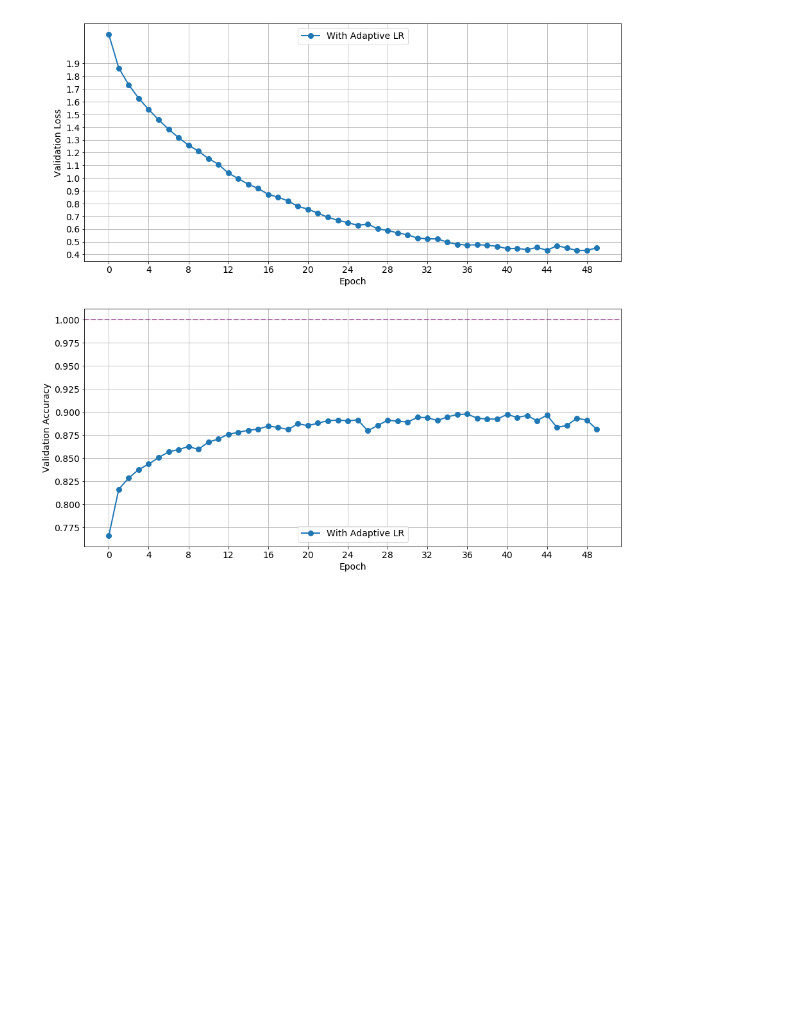
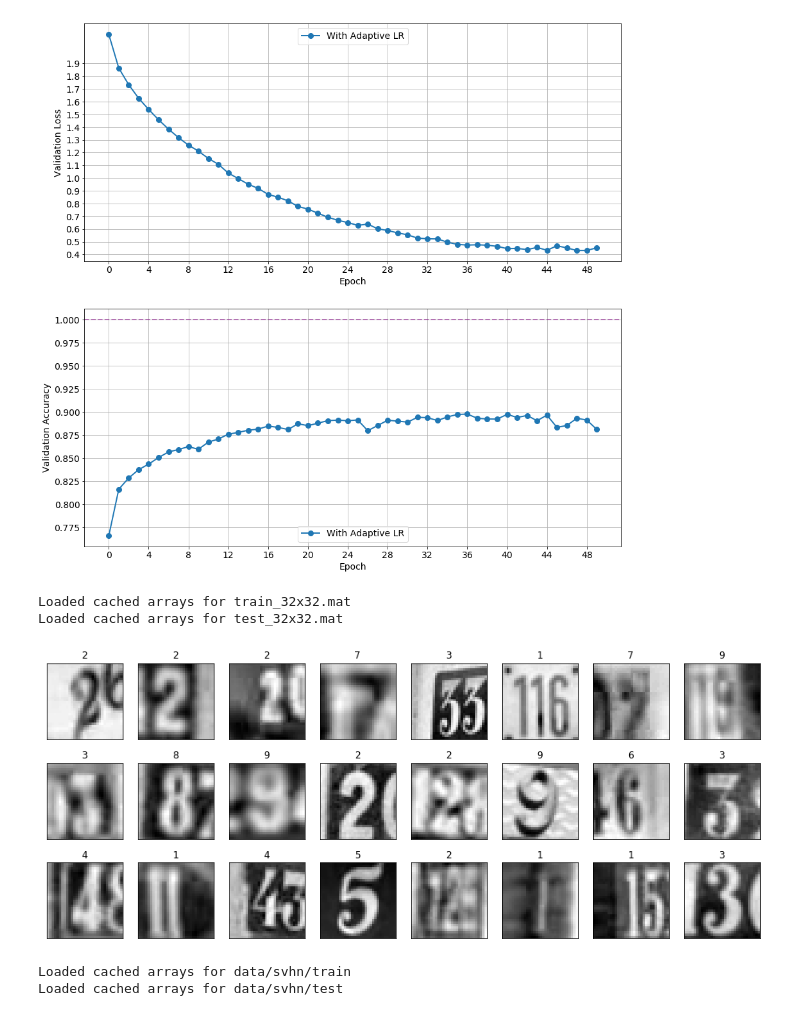
Before and after one commit to CatWantsMeow/mo, a Jupyter notebook: 2/1.ipynb, the cells around one changed output. Cells and saved outputs as stored; diff of their text form; code cells hidden in the pictures; blank space fills up the shorter version.

```diff
--- a/2/1.ipynb
+++ b/2/1.ipynb
@@ -72,3 +10,0 @@ def load_data(path='data/notMNIST/', use_cache=True):
-# %%
-%%time
-labels, img_train, labels_train, img_test, labels_test = load_data()
@@ -382,5 +38,0 @@ class FullyConnectedNNWithAdaptiveLr(FullyConnectedNN):
-# %%
-%%time
-fc_nn_alr = FullyConnectedNNWithAdaptiveLr(labels, img_train, labels_train, img_test, labels_test)
-fc_nn_alr.train()
-print("Max Accuracy: ", fc_nn_alr.test())
@@ -450,0 +87,24 @@ plt.show()
+# %%
+x_train, y_train, _, _, _, _ = load_single_digit_data()
+# %% [output]
+Loaded cached arrays for train_32x32.mat
+Loaded cached arrays for test_32x32.mat
+# %%
+rows = 3
+cols = 8
+fig = plt.figure(figsize=(16, 6.5))
+for i in range(1, cols * rows + 1):
+    ax = fig.add_subplot(rows, cols, i)
+    ax.set_xticks([])
+    ax.set_yticks([])
+
+    j = np.random.randint(0, x_train.shape[0] - 1)
+    ax.set_title(np.argmax(y_train[j]))
+    plt.imshow(x_train[j].reshape((32, 32)), cmap='gray')
+# %% [output]
+[figure, added]
+# %%
+x_train, y_train, _, _, _, _ = load_multiple_digits_data()
+# %% [output]
+Loaded cached arrays for data/svhn/train
+Loaded cached arrays for data/svhn/test
```
Also changed, not shown: parts of 17 cells of this notebook, 1 other file.
